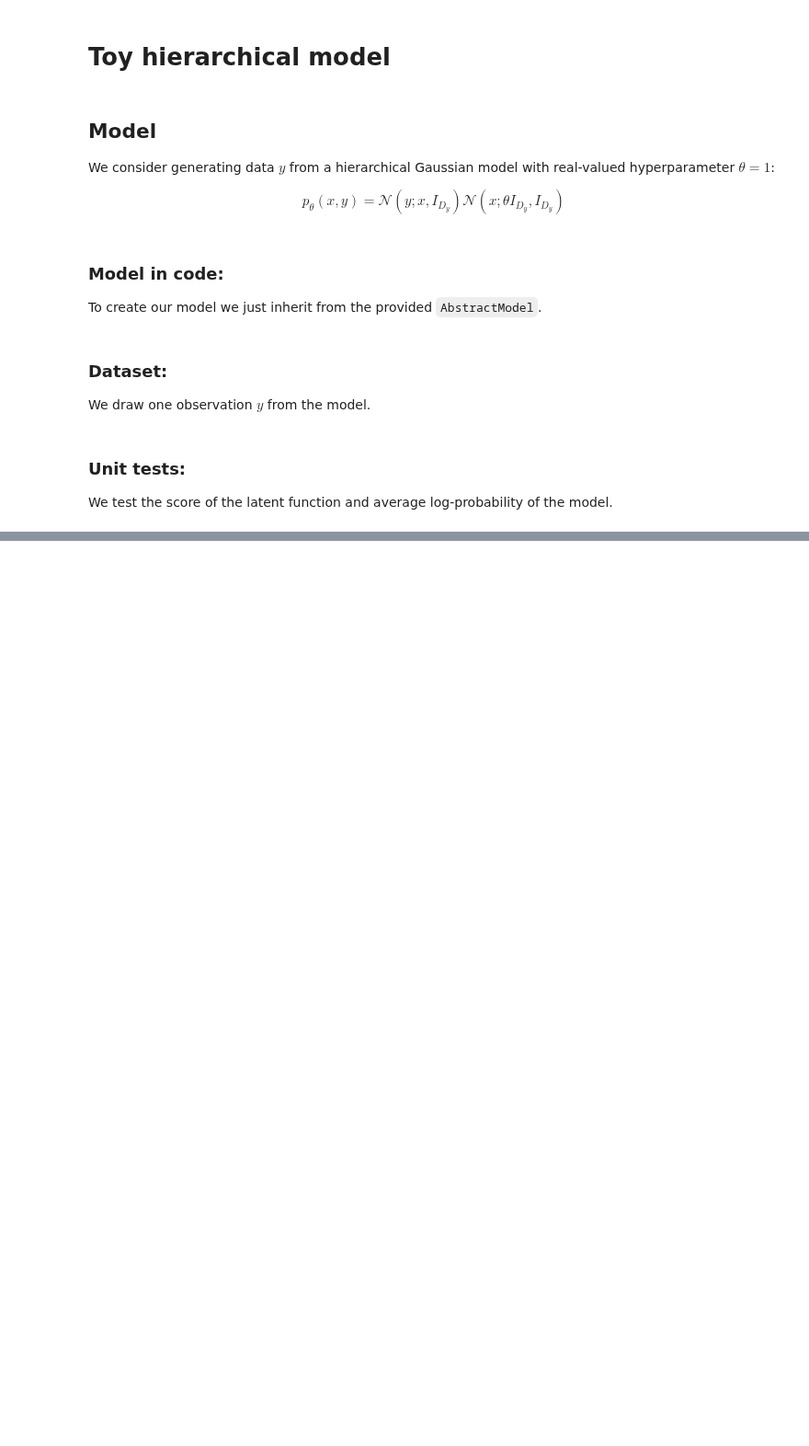
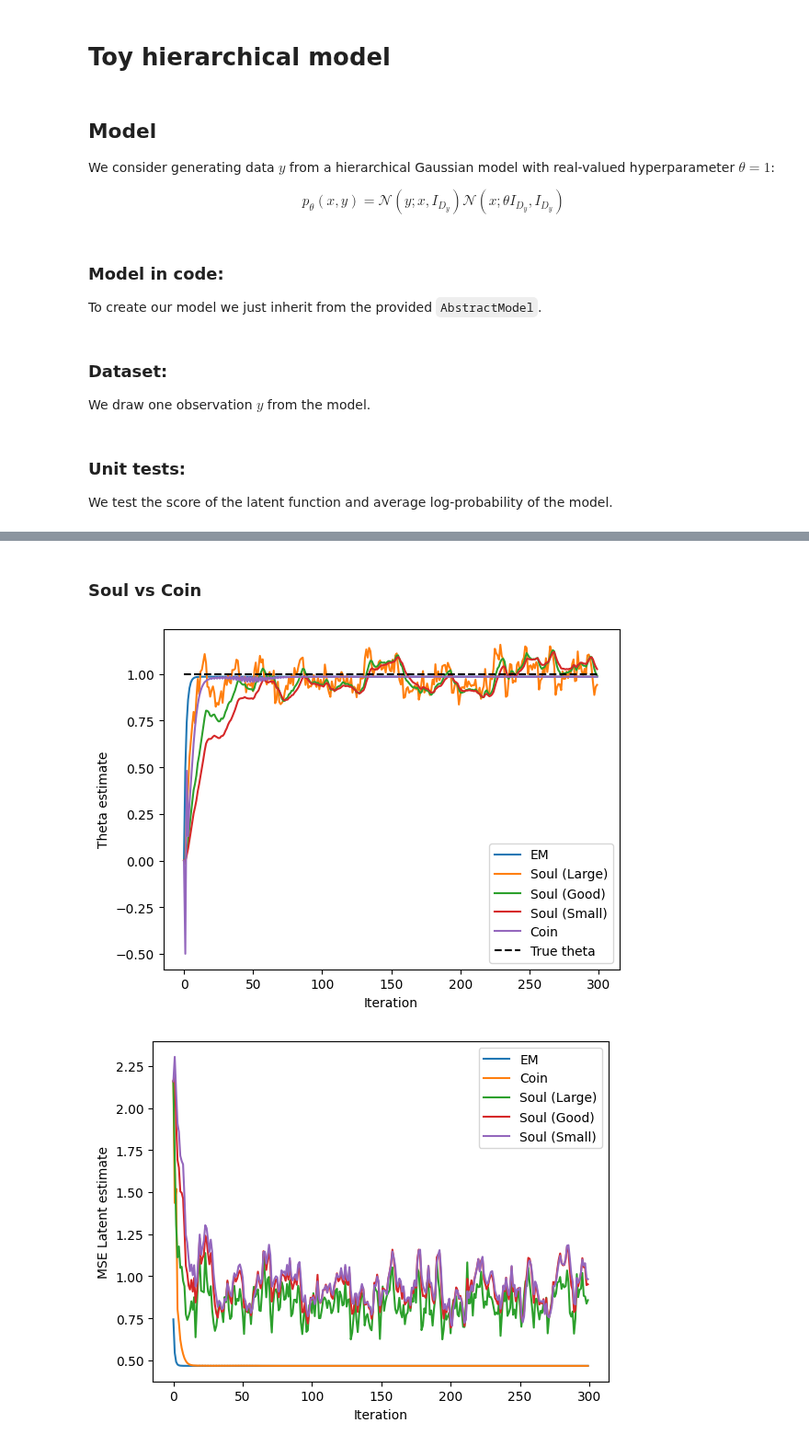
Before and after one commit to chris-nemeth/CoinEM, a Jupyter notebook: new_experiments/toy_hierarchical_model.ipynb, the cells around one changed output, grey strips where cells are left out. Shown at 92% size. Drawn from its saved outputs; the diff is of its cells as text; code cells hidden in the pictures; blank space fills up the shorter version.

```diff
--- a/new_experiments/toy_hierarchical_model.ipynb
+++ b/new_experiments/toy_hierarchical_model.ipynb
@@ -208,0 +201,27 @@ plt.legend(loc='upper right')
+# %% [markdown]
+### Soul vs Coin
+# %%
+# Plot parameter estimates as a function of step number k:
+plt.plot(th_em, label='EM')
+plt.plot(th_soul_large, label='Soul (Large)')
+plt.plot(th_soul_good, label='Soul (Good)')
+plt.plot(th_soul_small, label='Soul (Small)')
+plt.plot(th_coin, label='Coin')
+plt.hlines(theta, 0, K, label='True theta', linestyles='dashed', color='black')
+plt.legend(loc='lower right')
+plt.xlabel('Iteration')
+plt.ylabel("Theta estimate")
+plt.show()
+
+plt.plot(((x_mean_em - latent) ** 2).mean(axis=1), label='EM')
+plt.plot(((x_coin.mean(axis=1) - latent) ** 2).mean(axis = 1), label='Coin')
+plt.plot(((x_soul_large.mean(axis=1) - latent) ** 2).mean(axis = 1), label='Soul (Large)')
+plt.plot(((x_soul_good.mean(axis=1) - latent) ** 2).mean(axis = 1), label='Soul (Good)')
+plt.plot(((x_soul_small.mean(axis=1) - latent) ** 2).mean(axis = 1), label='Soul (Small)')
+plt.xlabel('Iteration')
+plt.ylabel("MSE Latent estimate")
+plt.legend(loc='upper right')
+plt.show()
+# %% [output]
+[figure, added]
+[figure, added]
```
Also changed, not shown: parts of 32 cells of this notebook, 6 other files.
